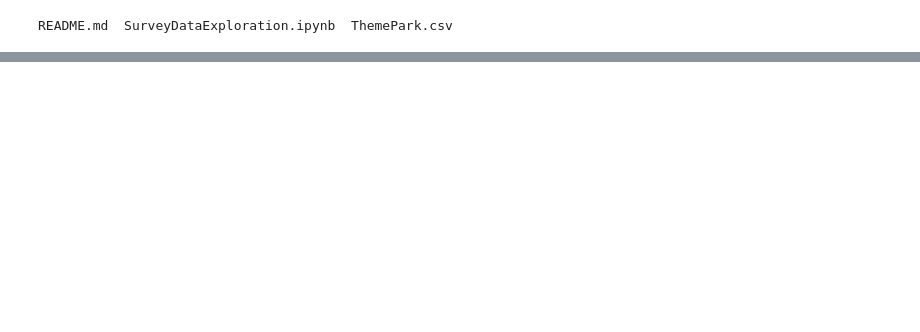
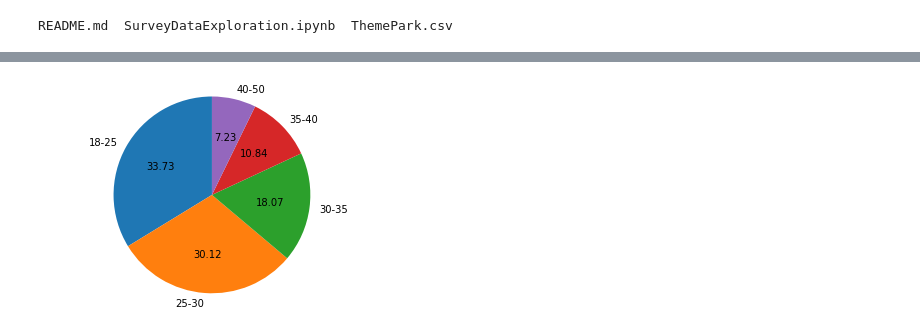
Before and after one commit to raina140291/disney, a Jupyter notebook: SurveyDataExploration.ipynb, the cells around one changed output, grey strips where cells are left out. Cells and saved outputs as stored; diff of their text form; code cells hidden in the pictures; blank space fills up the shorter version.

```diff
--- a/SurveyDataExploration.ipynb
+++ b/SurveyDataExploration.ipynb
@@ -19,0 +72,15 @@ df = pd.read_csv('disney/ThemePark.csv', index_col = 0, sep=",")
+# %%
+#Desriptive Analytics - AGE
+cnt_srs = df['Age'].value_counts()
+labels = (np.array(cnt_srs.index))
+sizes = (np.array((cnt_srs / cnt_srs.sum())*100))
+
+figureObject, axesObject = plotter.subplots()
+axesObject.pie(sizes,
+        labels=labels,
+        autopct='%1.2f',
+        startangle=90)
+axesObject.axis('equal')
+plotter.show()
+# %% [output]
+[figure, added]
```
Also changed, not shown: parts of 9 cells of this notebook.
